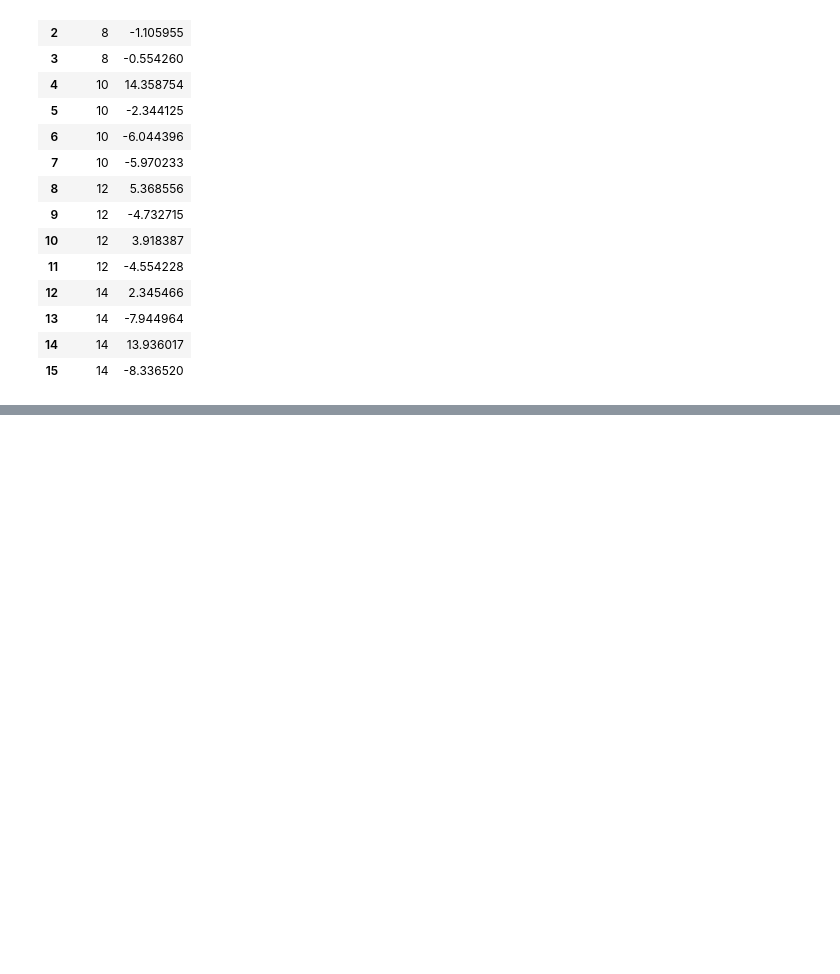
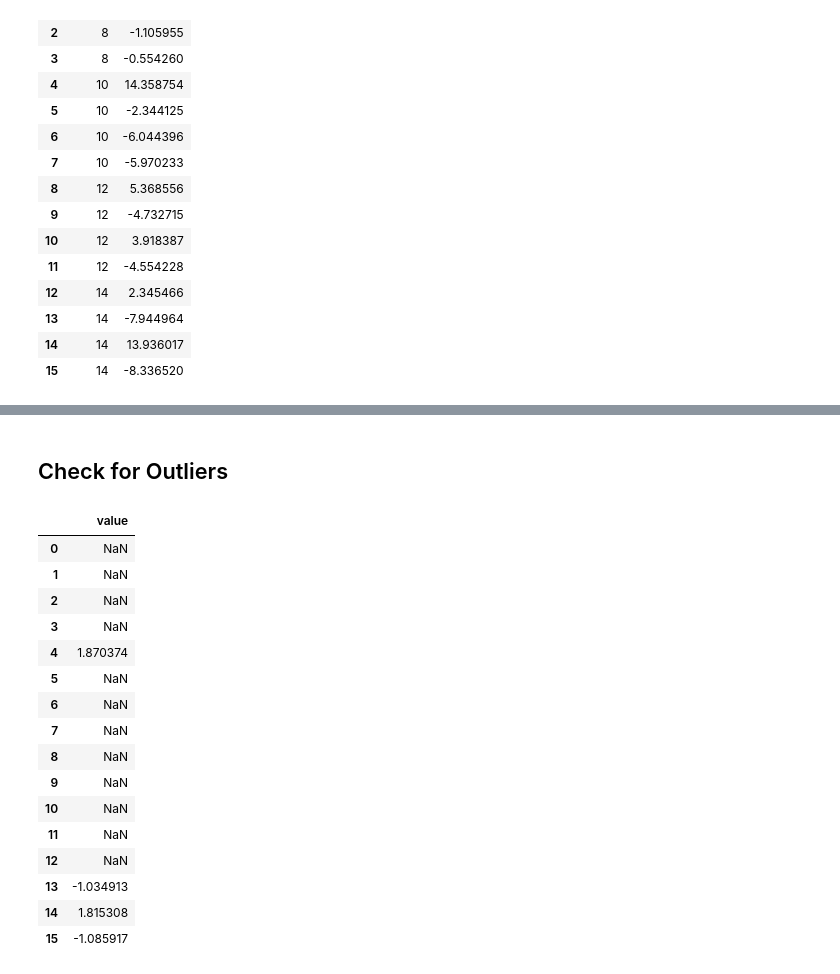
Before and after one commit to robahall/PECVD-Experiment, a Jupyter notebook: EDA_and_Analysis.ipynb, the cells around one changed output, grey strips where cells are left out. Drawn from its saved outputs; the diff is of its cells as text; code cells hidden in the pictures; blank space fills up the shorter version.

Commit message:
Updated outliers

```diff
--- a/EDA_and_Analysis.ipynb
+++ b/EDA_and_Analysis.ipynb
@@ -288,0 +289,26 @@ plt.show()
+# %% [markdown]
+## Check for Outliers
+# %%
+def check_outliers(residuals, mean_square_error):
+    check_out = residuals.iloc[:,1:].divide(mean_square_error ** (0.5))
+    return check_out[abs(check_out) > 1]
+# %%
+check_outliers(cvd_pivot_residuals_melted, MSE)
+# %% [output]
+|  | value |
+| 0 | NaN |
+| 1 | NaN |
+| 2 | NaN |
+| 3 | NaN |
+| 4 | 1.870374 |
+| 5 | NaN |
+| 6 | NaN |
+| 7 | NaN |
+| 8 | NaN |
+| 9 | NaN |
+| 10 | NaN |
+| 11 | NaN |
+| 12 | NaN |
+| 13 | -1.034913 |
+| 14 | 1.815308 |
+| 15 | -1.085917 |
```
Also changed, not shown: parts of 7 cells of this notebook.
